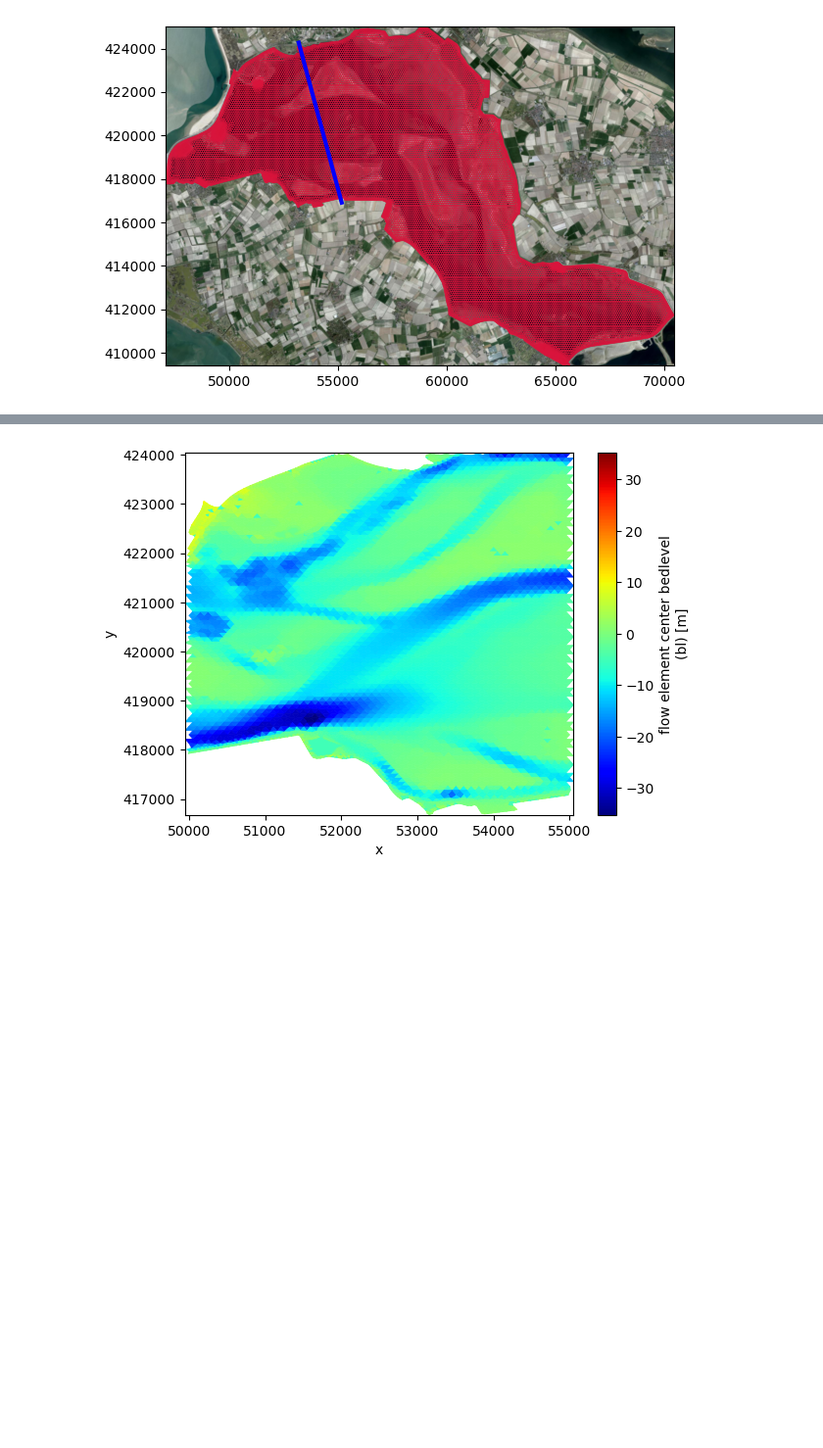
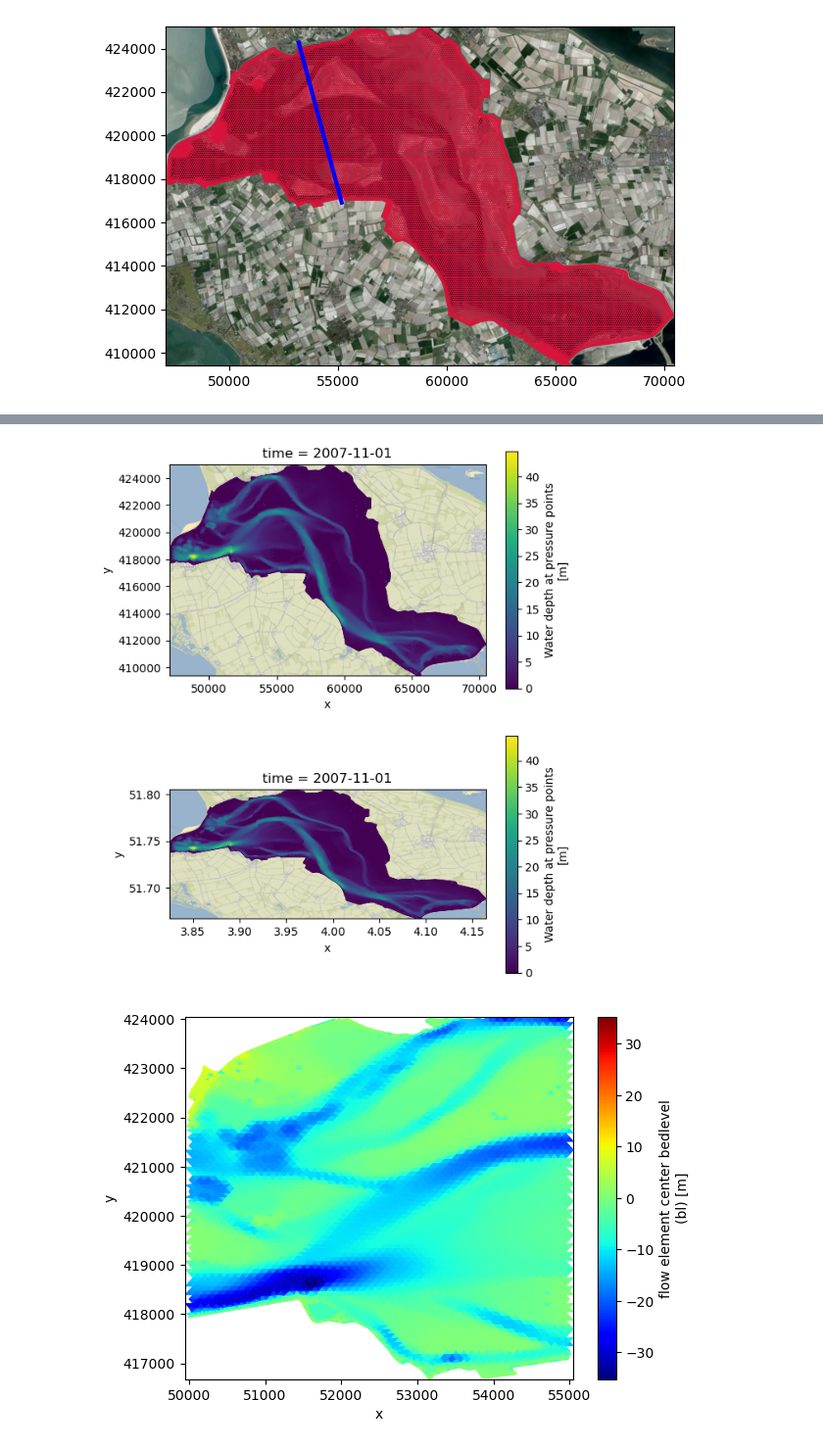
Before and after one commit to Deltares/dfm_tools, a Jupyter notebook: notebooks/postprocessing_example.ipynb, the cells around one changed output, grey strips where cells are left out. Shown at 98% size. Drawn from its saved outputs; the diff is of its cells as text; code cells hidden in the pictures; blank space fills up the shorter version.

Commit message:
added coordinate conversion example to ugrid example script and notebook, removed old WIP example script

```diff
--- a/notebooks/postprocessing_example.ipynb
+++ b/notebooks/postprocessing_example.ipynb
@@ -150,4 +150,18 @@ fig.tight_layout()
 [figure]
+# %%
+#coordinate conversion
+if crs == 'EPSG:28992':
+    to_crs = 'EPSG:4326'
+    data_xr_mapmerged.ugrid.set_crs(crs)
+    data_xr_mapmerged_wgs84 = data_xr_mapmerged.ugrid.to_crs(to_crs)
+    fig, (ax1,ax2) = plt.subplots(2,1,figsize=(6,7))
+    data_xr_mapmerged["mesh2d_waterdepth"].isel(time=0).ugrid.plot(ax=ax1, edgecolor='face')
+    ctx.add_basemap(ax=ax1, source=None, crs=crs, attribution=False)
+    data_xr_mapmerged_wgs84["mesh2d_waterdepth"].isel(time=0).ugrid.plot(ax=ax2, edgecolor='face')
+    ctx.add_basemap(ax=ax2, source=None, crs=to_crs, attribution=False)
+    fig.tight_layout()
+# %% [output]
+[figure, added]
 # %%
 #ugrid sel via x/y
 data_xr_mapmerged_sel = data_xr_mapmerged.ugrid.sel(x=sel_slice_x,y=sel_slice_y)
```
Also changed, not shown: parts of 4 cells of this notebook, 3 other files.
